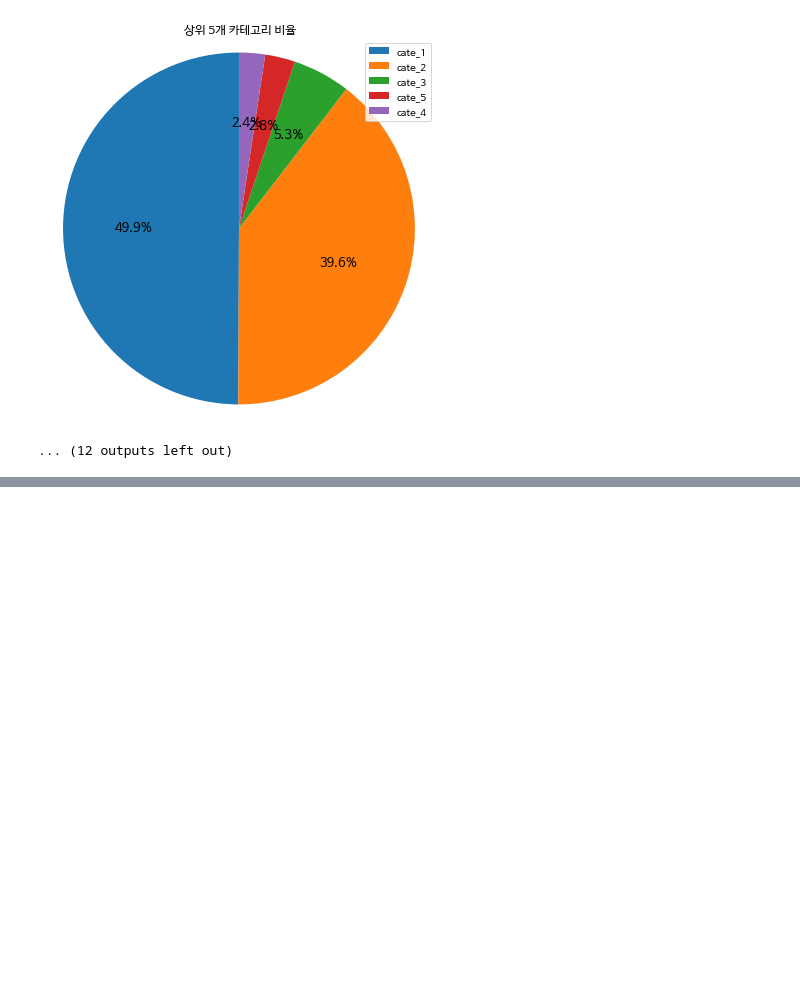
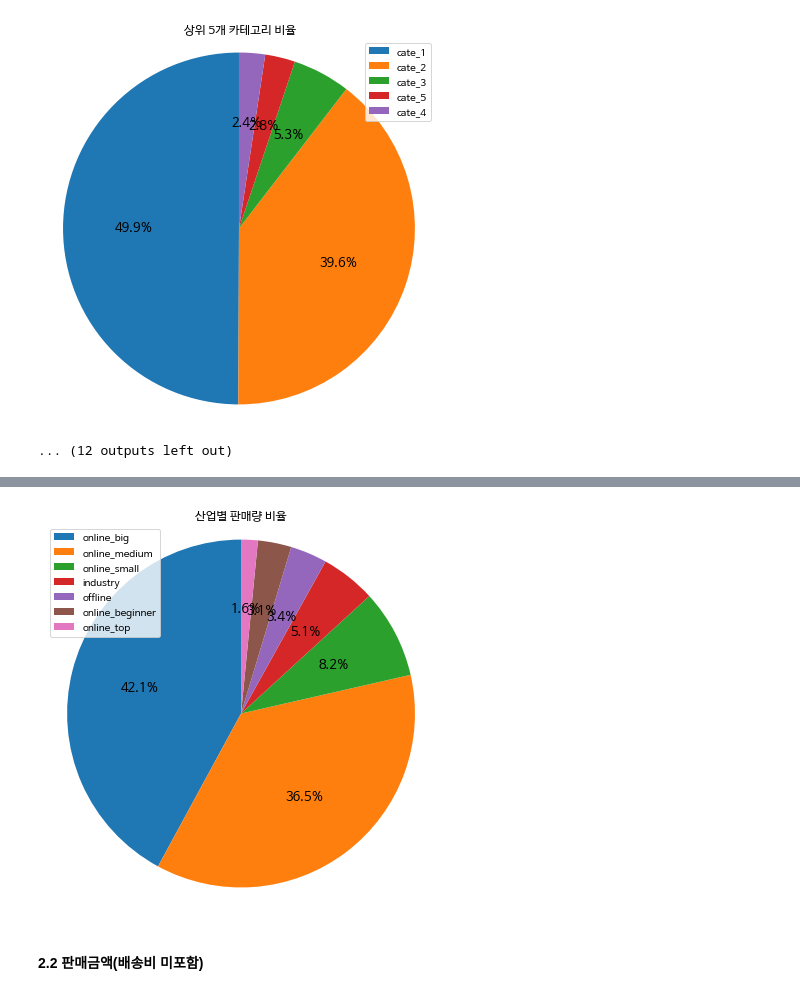
Before and after one commit to cyss93/CP1_team8, a Jupyter notebook: Concentration.ipynb, the cells around one changed output, grey strips where cells are left out. Cells and saved outputs as stored; diff of their text form; code cells hidden in the pictures; blank space fills up the shorter version.

```diff
--- a/Concentration.ipynb
+++ b/Concentration.ipynb
@@ -337,0 +415,7 @@ PieChart_category(df_18_3_cate)
+# %%
+# 18_3분기
+cnt_leadtype(df_18_3_leadtype)
+# %% [output]
+[figure, added]
+# %% [markdown]
+#### 2.2 판매금액(배송비 미포함)
```
Also changed, not shown: parts of 25 cells of this notebook.
